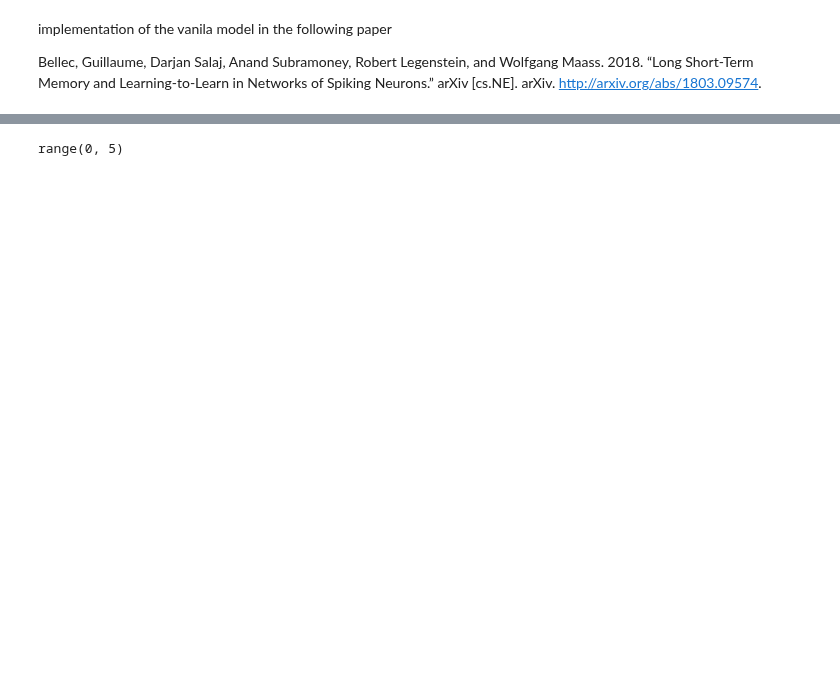
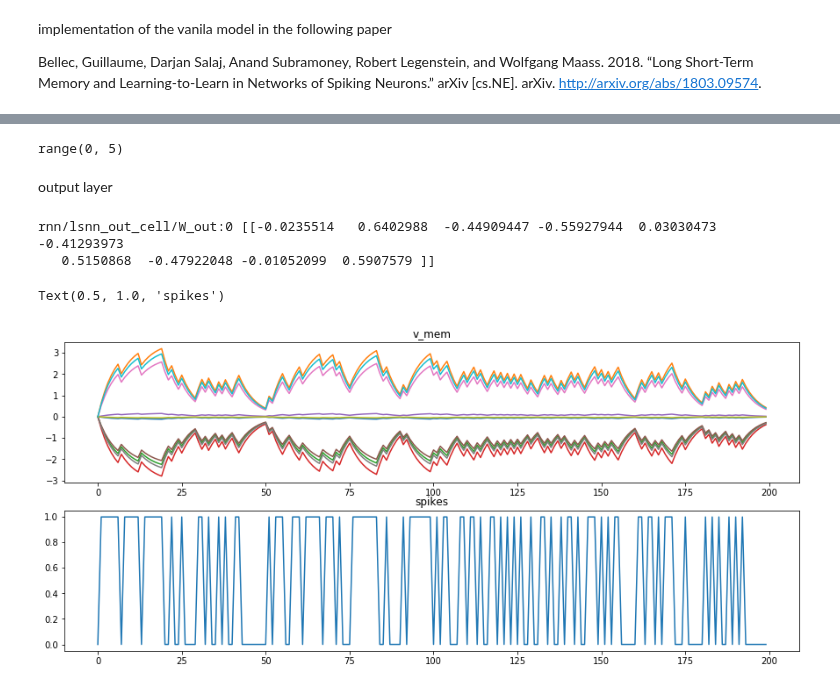
Before and after one commit to eghbalhosseini/KeRNL, a Jupyter notebook: LSNN.ipynb, the cells around one changed output, grey strips where cells are left out. Drawn from its saved outputs; the diff is of its cells as text; code cells hidden in the pictures; blank space fills up the shorter version.

```diff
--- a/LSNN.ipynb
+++ b/LSNN.ipynb
@@ -360,4 +331,25 @@ array([[0., 0., 0., 0., 0.],
-# %%
-range(5)
-# %% [output]
-range(0, 5)
+# %%
+def OutputLayer(k,j,spike_in,dt,state):
+    neurons=k
+    inputs=j
+    tau_m = 5.0
+    # tensor variables
+    V_out = tf.contrib.eager.Variable(tf.constant(0.0,shape=[k,1],dtype=tf.float32),name='V_out')
+    W_out = tf.contrib.eager.Variable(tf.random_normal(shape=[k,j],mean=0.0,stddev=0.1,dtype=tf.float32),name='W_out')
+    G_out= tf.contrib.eager.Variable(tf.ones(shape=[k,1],dtype=tf.float32),name='G_out')
+
+    ## update membrane dynamics
+    dv_out=tf.divide(state,tau_m)
+    V_temp=tf.subtract(state,dv_out*dt)
+    V_update=tf.clip_by_value(V_temp,tf.constant(0.0,shape=[k,1]),tf.constant(100.0,shape=[k,1]))
+    spike_in_float=tf.cast(spike_in,tf.float32)
+    spike_temp=tf.transpose(tf.tile(spike_in_float,[1,k]))
+    weight_update=tf.multiply(W_out,spike_temp)
+    G_update=tf.reduce_sum(weight_update, 1, keepdims=True)
+    # not sure about this step
+    v_membrane = tf.add(V_update,G_update)
+    return v_membrane
+# %% [output]
+range(0, 5)
+# %% [markdown]
+output layer
@@ -363,0 +442,37 @@ range(0, 5)
+# %%
+batch_size = 1
+sequence_length = 200
+num_inputs=1
+num_units=10
+#shape=(2, 5, 2)
+input_spikes=np.random.randint(2,size=[batch_size,sequence_length,num_inputs])
+#input_spikes=np.ones([batch_size,sequence_length,num_inputs])
+
+tf.reset_default_graph()
+
+tf_input_values = tf.constant(input_spikes, dtype=tf.float32)
+LSNNOut_cell = LSNNOutCell(num_units=num_units)
+outputs, state = tf.nn.dynamic_rnn(cell=LSNNOut_cell, dtype=tf.float32, inputs=tf_input_values)
+
+cell_outputs=[]
+with tf.Session() as sess:
+    sess.run(tf.global_variables_initializer())
+    output_run , state_run = sess.run([outputs, state])
+
+    variables_names =[v.name for v in tf.global_variables()]
+    values = sess.run(variables_names)
+    for k,v in zip(variables_names, values):
+        print(k, v)
+plt.figure(figsize=[15,10])
+ax=plt.subplot(3,1,1)
+ax.plot(output_run.squeeze(axis=0))
+ax.set_title('v_mem')
+
+ax=plt.subplot(3,1,2)
+ax.plot(input_spikes.squeeze(axis=0))
+ax.set_title('spikes')
+# %% [output]
+rnn/lsnn_out_cell/W_out:0 [[-0.0235514   0.6402988  -0.44909447 -0.55927944  0.03030473 -0.41293973
+   0.5150868  -0.47922048 -0.01052099  0.5907579 ]]
+Text(0.5, 1.0, 'spikes')
+[figure, added]
```
Also changed, not shown: parts of 4 cells of this notebook, 1 other file.
